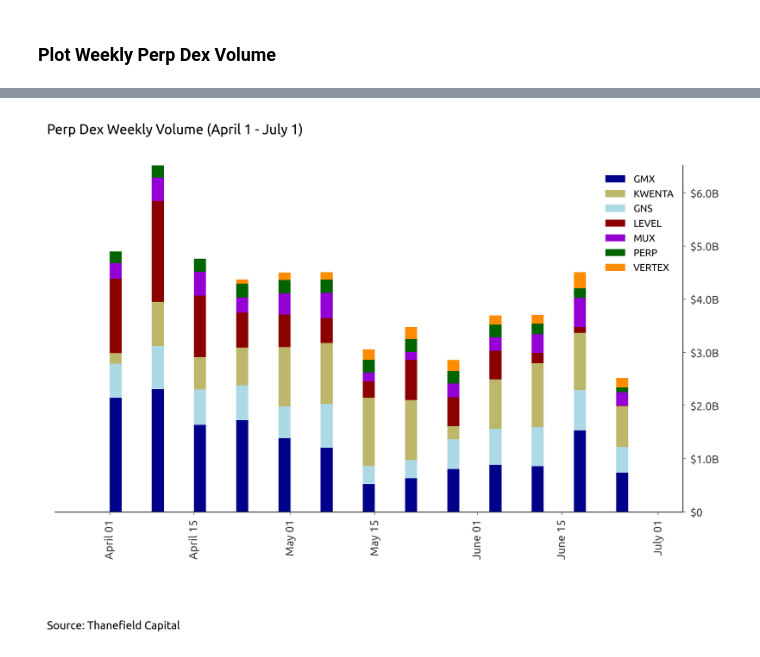
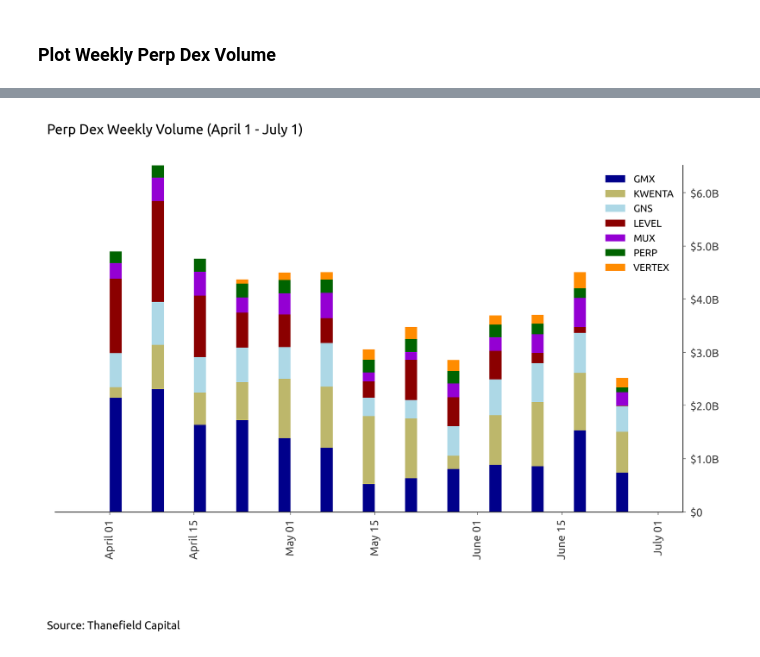
Before and after one commit to Evan-Kim2028/cross_chain_dexes, a Jupyter notebook: flow_perp_dex_weekly_vol.ipynb, the cells around one changed output, grey strips where cells are left out. Cells and saved outputs as stored; diff of their text form; code cells hidden in the pictures.

Commit message:
feat(chart): update chart formatting

```diff
--- a/flow_perp_dex_weekly_vol.ipynb
+++ b/flow_perp_dex_weekly_vol.ipynb
@@ -74,29 +74,29 @@ pd_chart = pd_chart.set_index('timestamp')
 # %%
 # Create the bar chart
 fig, ax = tc.chart('Perp Dex Weekly Volume (April 1 - July 1)', dates=False)
 
 # Stacked bar chart
 ax.bar(pd_chart.index, pd_chart['GMX'], color='darkblue', label='GMX', align='edge', width=-2)
-ax.bar(pd_chart.index, pd_chart['KWENTA'], bottom=pd_chart['GMX']+pd_chart['GNS'], color='darkkhaki', label='KWENTA', align='edge', width=-2)
-ax.bar(pd_chart.index, pd_chart['GNS'], bottom=pd_chart['GMX'], color='lightblue', label='GNS', align='edge', width=-2)
-ax.bar(pd_chart.index, pd_chart['LEVEL'], bottom=pd_chart['GMX']+pd_chart['GNS']+pd_chart['KWENTA'], color='darkred', label='LEVEL', align='edge', width=-2)
-ax.bar(pd_chart.index, pd_chart['MUX'], bottom=pd_chart['GMX']+pd_chart['GNS']+pd_chart['KWENTA']+pd_chart['LEVEL'], color='darkviolet', label='MUX', align='edge', width=-2)
-ax.bar(pd_chart.index, pd_chart['PERP'], bottom=pd_chart['GMX']+pd_chart['GNS']+pd_chart['KWENTA']+pd_chart['LEVEL']+pd_chart['MUX'], color='darkgreen', label='PERP', align='edge', width=-2)
-ax.bar(pd_chart.index, pd_chart['VERTEX'], bottom=pd_chart['GMX']+pd_chart['GNS']+pd_chart['KWENTA']+pd_chart['LEVEL']+pd_chart['MUX']+pd_chart['PERP'], color='darkorange', label='VERTEX', align='edge', width=-2)
+ax.bar(pd_chart.index, pd_chart['KWENTA'], bottom=pd_chart['GMX'], color='darkkhaki', label='KWENTA', align='edge', width=-2)
+ax.bar(pd_chart.index, pd_chart['GNS'], bottom=pd_chart['GMX']+pd_chart['KWENTA'], color='lightblue', label='GNS', align='edge', width=-2)
+ax.bar(pd_chart.index, pd_chart['LEVEL'], bottom=pd_chart['GMX']+pd_chart['KWENTA']+pd_chart['GNS'], color='darkred', label='LEVEL', align='edge', width=-2)
+ax.bar(pd_chart.index, pd_chart['MUX'], bottom=pd_chart['GMX']+pd_chart['KWENTA']+pd_chart['GNS']+pd_chart['LEVEL'], color='darkviolet', label='MUX', align='edge', width=-2)
+ax.bar(pd_chart.index, pd_chart['PERP'], bottom=pd_chart['GMX']+pd_chart['KWENTA']+pd_chart['GNS']+pd_chart['LEVEL']+pd_chart['MUX'], color='darkgreen', label='PERP', align='edge', width=-2)
+ax.bar(pd_chart.index, pd_chart['VERTEX'], bottom=pd_chart['GMX']+pd_chart['KWENTA']+pd_chart['GNS']+pd_chart['LEVEL']+pd_chart['MUX']+pd_chart['PERP'], color='darkorange', label='VERTEX', align='edge', width=-2)
 
 # Apply the custom formatting function to the y-axis
 ax.yaxis.set_major_formatter(ticker.FuncFormatter(format_y_ticks))
 
 ax.xaxis.set_major_formatter(mdates.DateFormatter('%B %d'))
 
 
 # formatting
 tc.legend(ax)
 tc.set_xmargin(ax, margin=.05)
 # plt.tight_layout()
 plt.xticks(rotation=90)
 
 # save chart
 tc.save('charts/perp_dex_weekly_vol.png')
 # %% [output]
-[figure, old version]
+[figure, new version]
```
